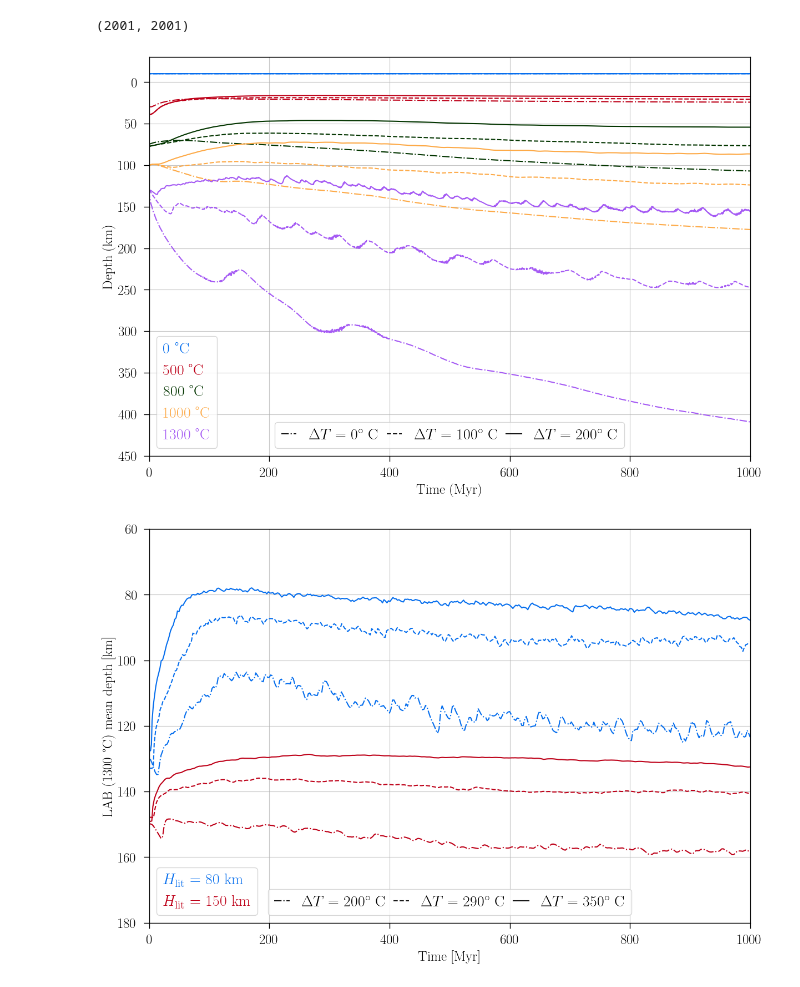
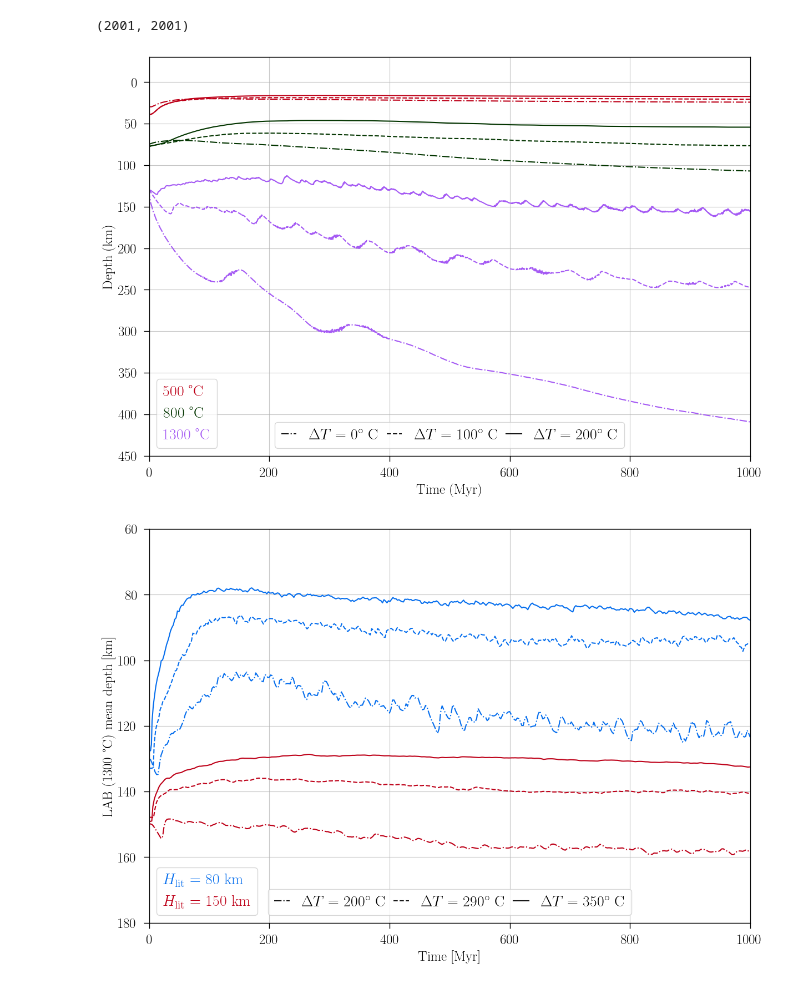
Before and after one commit to jopmas/scripts, a Jupyter notebook: isotherm_evolution.ipynb, the cells around one changed output. Cells and saved outputs as stored; diff of their text form; code cells hidden in the pictures.

Commit message:
selected region plot

```diff
--- a/isotherm_evolution.ipynb
+++ b/isotherm_evolution.ipynb
@@ -339,10 +339,10 @@ fig, ax = plt.subplots(1, 1, figsize=(12,8), sharex=True, sharey=True, constrain
 
 #read_data
 isots = [#select isotherms to plot
-            '0',
+            # '0',
             '500',
             '800',
-            '1000',
+            # '1000',
             '1300']
 
 for scenario, line in zip(scenarios, lines):
@@ -395,34 +395,34 @@ ax.set_ylabel('Depth (km)', fontsize=label_fsize)
 
 for isot in isots:
     color = isotherms_dict[isot]['color']
     label  = isotherms_dict[isot]['label']
     ax.plot(-2, -2, mfc=color, color=color, alpha=0.9, label=label)
 
 leg1 = ax.legend(loc='lower left', handlelength=0, handletextpad=0, ncol=1, fontsize=20)
 
 for i, isot in zip(range(len(isots)), isots):
     color = isotherms_dict[isot]['color']
     leg1.get_texts()[i].set_color(color)
 
 
 ax1 = ax.twinx()
 ax1.axis('off')
 
 for line, delta in zip(lines, deltas):
     ax1.plot([-2, -2],[-2, -2], line, color='black', alpha=0.9, label=delta)
 
 leg1 = ax1.legend(loc='lower center', ncol=3, fontsize=20, columnspacing=0.5, handlelength=1)
 
 
 figname = 'isototherm_evolution_DTs_NoHprodAst_hlit80km'
 # figname = 'isototherm_evolution_DTs_HprodAst_hlit80km'
 # figname = 'isototherm_evolution_DTs_HprodAst_hlit150km'
 
 
 fig.savefig('out/plots/' + figname +'.pdf', dpi=400)
 fig.savefig('out/plots/' + figname +'.png', dpi=400)
 # %% [output]
-[figure, old version]
+[figure, new version]
 # %%
 #With Heat production in asthenosphere
 #hlit80km
```
Also changed, not shown: parts of 2 cells of this notebook, 7 other files.
